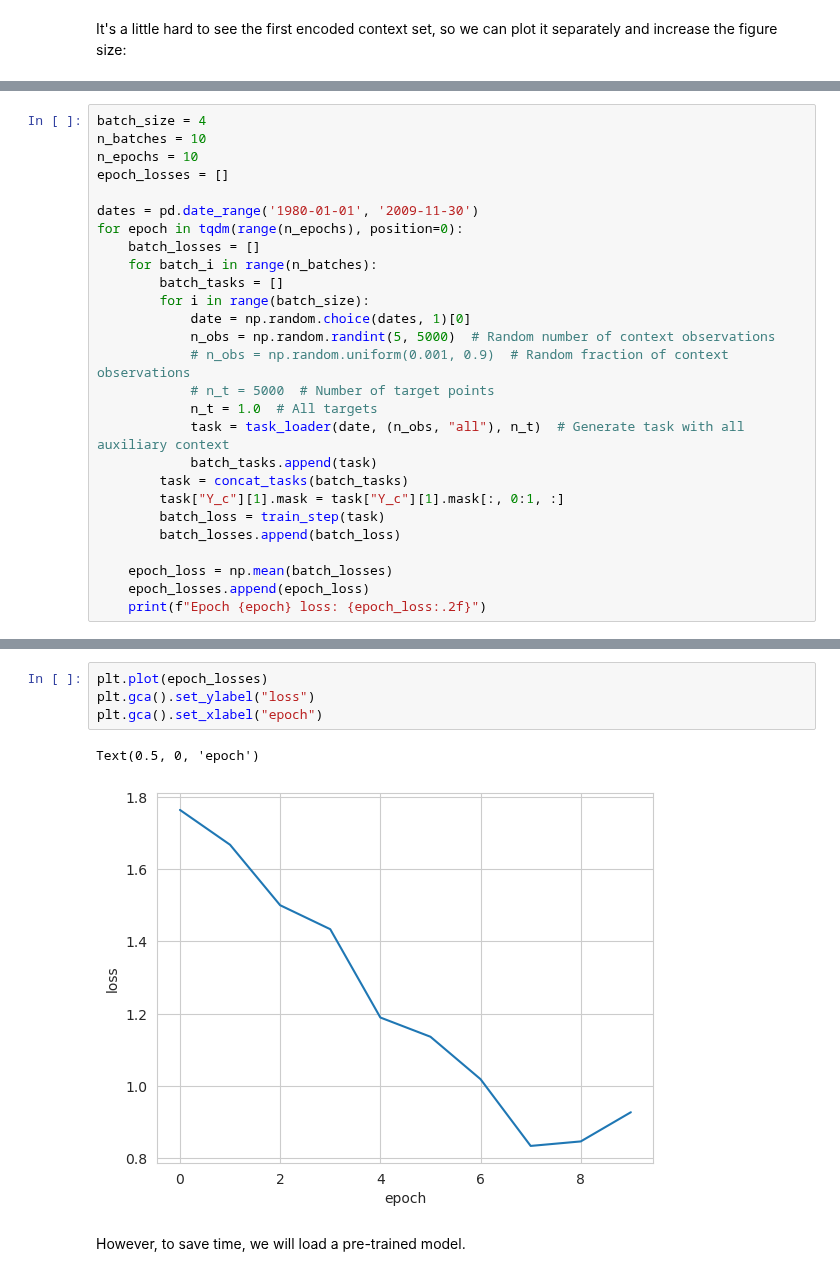
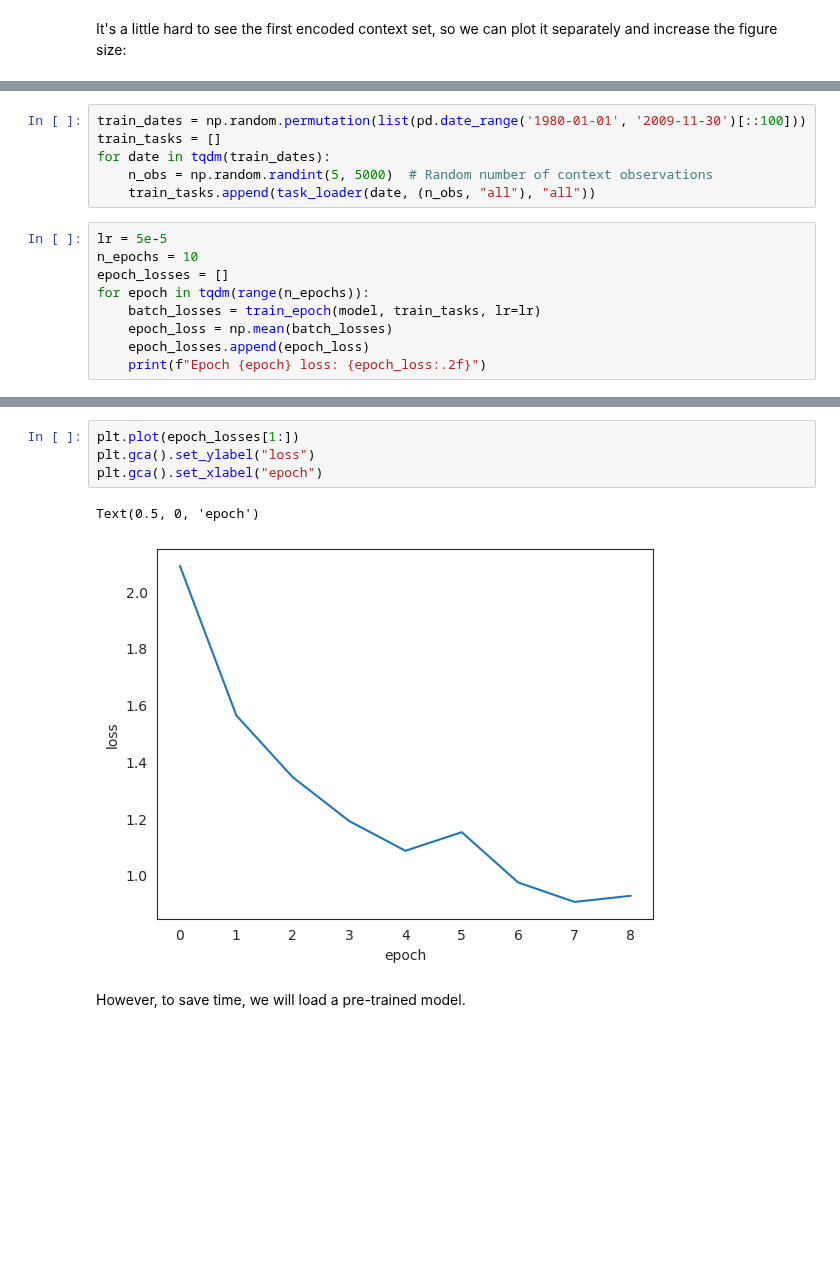
Before and after one commit to alan-turing-institute/deepsensor, a Jupyter notebook: notebooks/pipeline.ipynb, the cells around one changed output, grey strips where cells are left out. Cells and saved outputs as stored; diff of their text form; blank space fills up the shorter version.

Commit message:
Fix TF mean loss computation (thanks @acocac); Use training helper methods in notebooks

```diff
--- a/notebooks/pipeline.ipynb
+++ b/notebooks/pipeline.ipynb
@@ -575,27 +541,0 @@ else:
-# %%
-batch_size = 4
-n_batches = 10
-n_epochs = 10
-epoch_losses = []
-
-dates = pd.date_range('1980-01-01', '2009-11-30')
-for epoch in tqdm(range(n_epochs), position=0):
-    batch_losses = []
-    for batch_i in range(n_batches):
-        batch_tasks = []
-        for i in range(batch_size):
-            date = np.random.choice(dates, 1)[0]
-            n_obs = np.random.randint(5, 5000)  # Random number of context observations
-            # n_obs = np.random.uniform(0.001, 0.9)  # Random fraction of context observations
-            # n_t = 5000  # Number of target points
-            n_t = 1.0  # All targets
-            task = task_loader(date, (n_obs, "all"), n_t)  # Generate task with all auxiliary context
-            batch_tasks.append(task)
-        task = concat_tasks(batch_tasks)
-        task["Y_c"][1].mask = task["Y_c"][1].mask[:, 0:1, :]
-        batch_loss = train_step(task)
-        batch_losses.append(batch_loss)
-
-    epoch_loss = np.mean(batch_losses)
-    epoch_losses.append(epoch_loss)
-    print(f"Epoch {epoch} loss: {epoch_loss:.2f}")
@@ -612,0 +542,15 @@ Epoch 9 loss: 0.93
+# %%
+train_dates = np.random.permutation(list(pd.date_range('1980-01-01', '2009-11-30')[::100]))
+train_tasks = []
+for date in tqdm(train_dates):
+    n_obs = np.random.randint(5, 5000)  # Random number of context observations
+    train_tasks.append(task_loader(date, (n_obs, "all"), "all"))
+# %%
+lr = 5e-5
+n_epochs = 10
+epoch_losses = []
+for epoch in tqdm(range(n_epochs)):
+    batch_losses = train_epoch(model, train_tasks, lr=lr)
+    epoch_loss = np.mean(batch_losses)
+    epoch_losses.append(epoch_loss)
+    print(f"Epoch {epoch} loss: {epoch_loss:.2f}")
@@ -613,10 +571,10 @@ Epoch 9 loss: 0.93
 # %%
-plt.plot(epoch_losses)
+plt.plot(epoch_losses[1:])
 plt.gca().set_ylabel("loss")
 plt.gca().set_xlabel("epoch")
 # %% [output]
 Text(0.5, 0, 'epoch')
-[figure, old version]
+[figure, new version]
 # %% [markdown]
 However, to save time, we will load a pre-trained model.
 # %%
```
Also changed, not shown: parts of 20 cells of this notebook, 2 other files.
